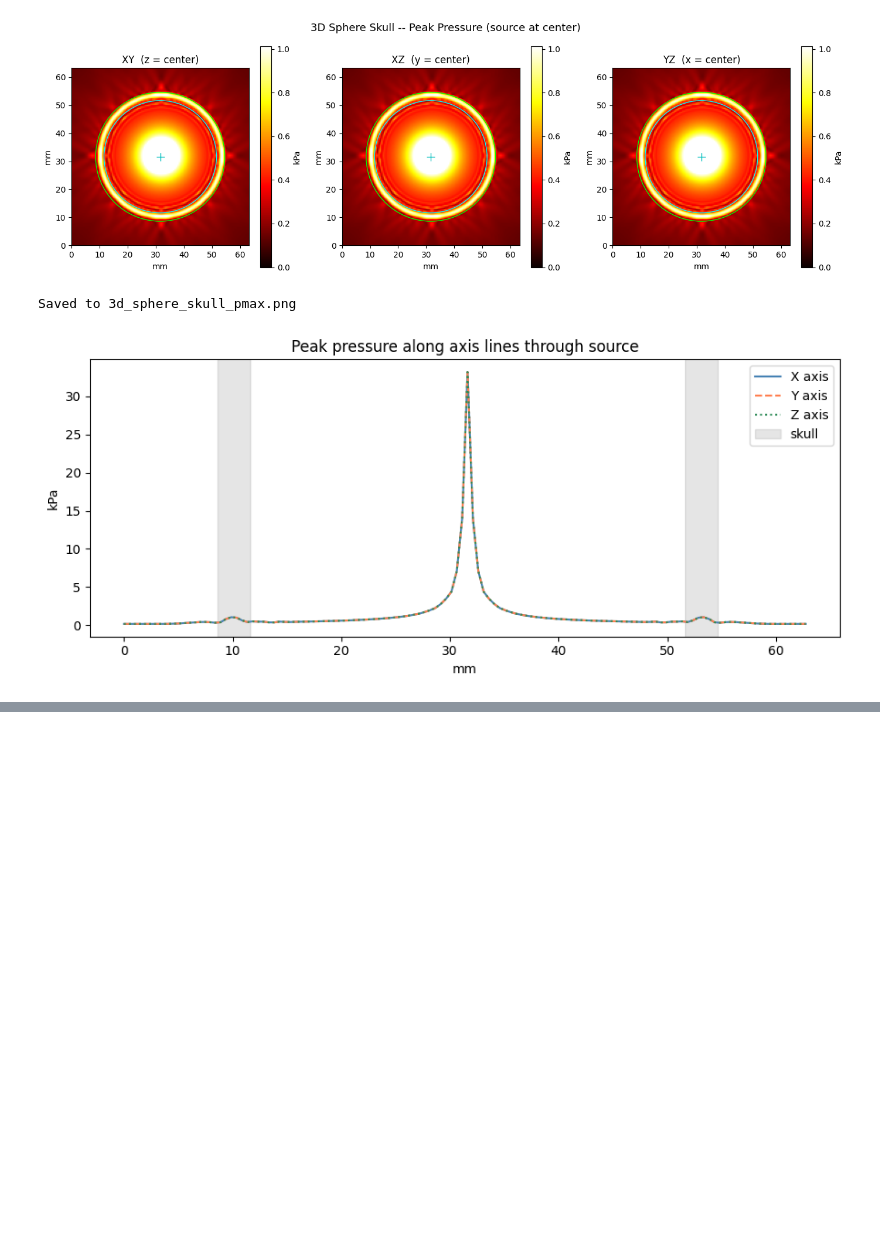
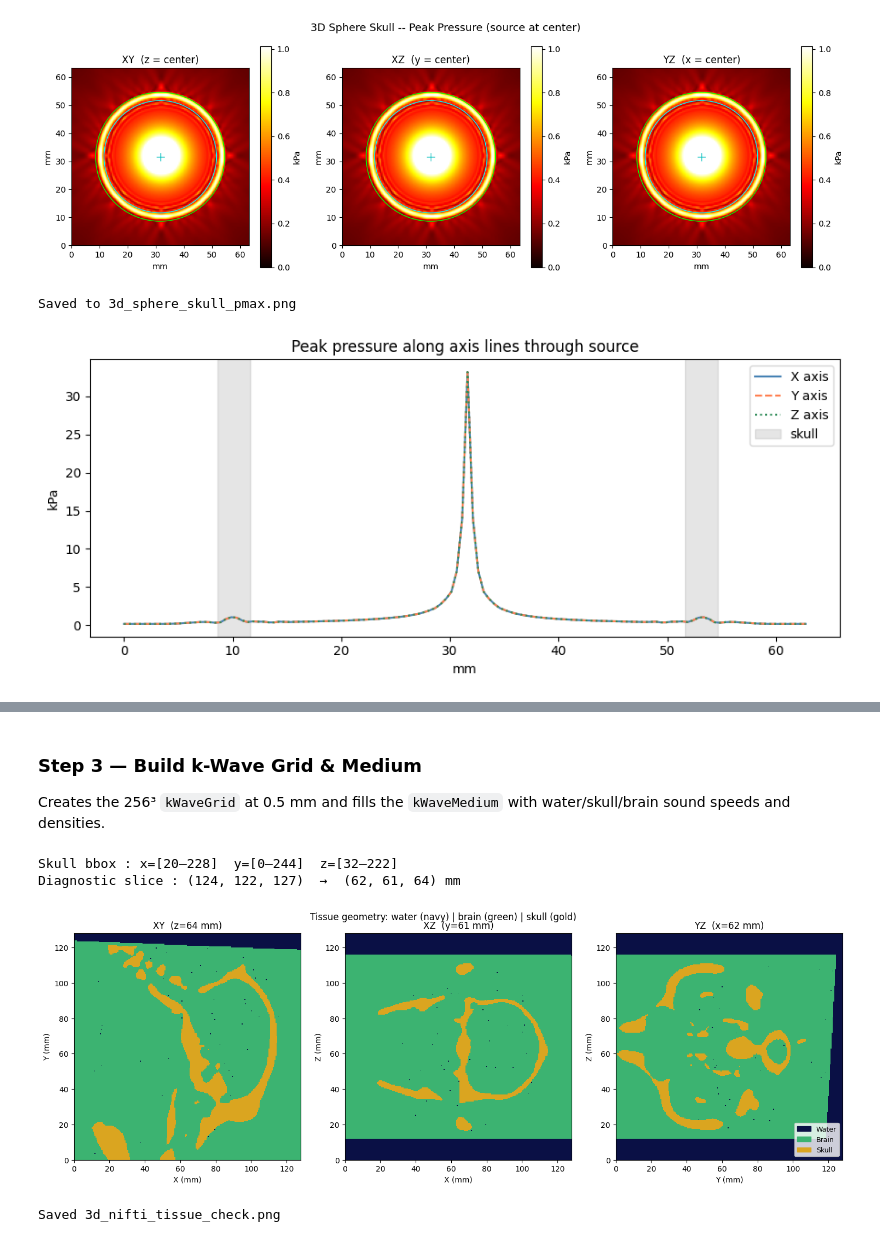
Before and after one commit to BenGitai/Brain-Ultrasound-Code-Pesaran-, a Jupyter notebook: 3dkwave.ipynb, the cells around one changed output, grey strips where cells are left out. Cells and saved outputs as stored; diff of their text form; code cells hidden in the pictures; blank space fills up the shorter version.

Commit message:
Start at 3d skull w/ brain

```diff
--- a/3dkwave.ipynb
+++ b/3dkwave.ipynb
@@ -362,0 +458,19 @@ plt.show()
+# %%
+# ── Use the 3D-Slicer brain mask directly ────────────────────────────────────
+brain_nii = brain_pad   # real segmentation, no fill needed
+
+# Sanity checks
+assert brain_nii.shape == skull_pad.shape, "Shape mismatch between brain and skull masks"
+overlap = (brain_nii & skull_pad).sum()
+print(f'Brain–skull voxel overlap : {overlap}  (should be 0)')
+print(f'Brain voxels  : {brain_nii.sum():,}')
+print(f'Skull voxels  : {skull_pad.sum():,}')
+
+# Check brain bbox is inside skull bbox
+b_idx = np.argwhere(brain_nii)
+s_idx = np.argwhere(skull_pad)
+for ax, name in enumerate(['X','Y','Z']):
+    b_lo, b_hi = b_idx[:,ax].min(), b_idx[:,ax].max()
+    s_lo, s_hi = s_idx[:,ax].min(), s_idx[:,ax].max()
+    status = 'OK' if b_lo >= s_lo and b_hi <= s_hi else 'WARNING'
+    print(f'  {name}: brain=[{b_lo}–{b_hi}]  skull=[{s_lo}–{s_hi}]  {status}')
@@ -362,0 +484,58 @@ plt.show()
+# %% [markdown]
+### Step 3 — Build k-Wave Grid & Medium
+Creates the 256³ `kWaveGrid` at 0.5 mm and fills the `kWaveMedium` with water/skull/brain sound speeds and densities.
+# %%
+# ── Diagnostic: skull / brain / water geometry check ─────────────────────────
+from matplotlib.colors import ListedColormap
+from matplotlib.patches import Patch
+
+# Extents for imshow (mm)
+_Nx, _Ny, _Nz = skull_pad.shape
+_ex = [0, _Nx * dx_nii * 1e3]
+_ey = [0, _Ny * dx_nii * 1e3]
+_ez = [0, _Nz * dx_nii * 1e3]
+
+tissue_map = np.zeros(skull_pad.shape, dtype=np.uint8)  # 0 = water
+tissue_map[brain_nii] = 1                               # 1 = brain
+tissue_map[skull_pad] = 2                               # 2 = skull
+
+# Slice through the bounding-box centre of the skull
+sk_idx = np.argwhere(skull_pad)
+cxd = int((sk_idx[:,0].min() + sk_idx[:,0].max()) // 2)
+cyd = int((sk_idx[:,1].min() + sk_idx[:,1].max()) // 2)
+czd = int((sk_idx[:,2].min() + sk_idx[:,2].max()) // 2)
+print(f'Skull bbox : x=[{sk_idx[:,0].min()}–{sk_idx[:,0].max()}]  '
+      f'y=[{sk_idx[:,1].min()}–{sk_idx[:,1].max()}]  '
+      f'z=[{sk_idx[:,2].min()}–{sk_idx[:,2].max()}]')
+print(f'Diagnostic slice : ({cxd}, {cyd}, {czd})  →  '
+      f'({cxd*dx_nii*1e3:.0f}, {cyd*dx_nii*1e3:.0f}, {czd*dx_nii*1e3:.0f}) mm')
+
+cmap3 = ListedColormap(['#0a1045', '#3cb371', '#daa520'])  # water, brain, skull
+kw_t  = dict(origin='lower', cmap=cmap3, vmin=0, vmax=2, interpolation='nearest')
+
+fig, axes = plt.subplots(1, 3, figsize=(15, 5))
+
+axes[0].imshow(tissue_map[:, :, czd].T, extent=_ex + _ey, **kw_t)
+axes[0].set(title=f'XY  (z={czd*dx_nii*1e3:.0f} mm)', xlabel='X (mm)', ylabel='Y (mm)')
+
+axes[1].imshow(tissue_map[:, cyd, :].T, extent=_ex + _ez, **kw_t)
+axes[1].set(title=f'XZ  (y={cyd*dx_nii*1e3:.0f} mm)', xlabel='X (mm)', ylabel='Z (mm)')
+
+im_t = axes[2].imshow(tissue_map[cxd, :, :].T, extent=_ey + _ez, **kw_t)
+axes[2].set(title=f'YZ  (x={cxd*dx_nii*1e3:.0f} mm)', xlabel='Y (mm)', ylabel='Z (mm)')
+
+legend_patches = [Patch(color='#0a1045', label='Water'),
+                  Patch(color='#3cb371', label='Brain'),
+                  Patch(color='#daa520', label='Skull')]
+axes[2].legend(handles=legend_patches, loc='lower right', fontsize=9)
+
+plt.suptitle('Tissue geometry: water (navy) | brain (green) | skull (gold)', fontsize=12)
+plt.tight_layout()
+plt.savefig('3d_nifti_tissue_check.png', dpi=150)
+plt.show()
+print('Saved 3d_nifti_tissue_check.png')
+# %% [output]
+Skull bbox : x=[20–228]  y=[0–244]  z=[32–222]
+Diagnostic slice : (124, 122, 127)  →  (62, 61, 64) mm
+[figure, added]
+Saved 3d_nifti_tissue_check.png
```
Also changed, not shown: parts of 14 cells of this notebook, 12 other files.
